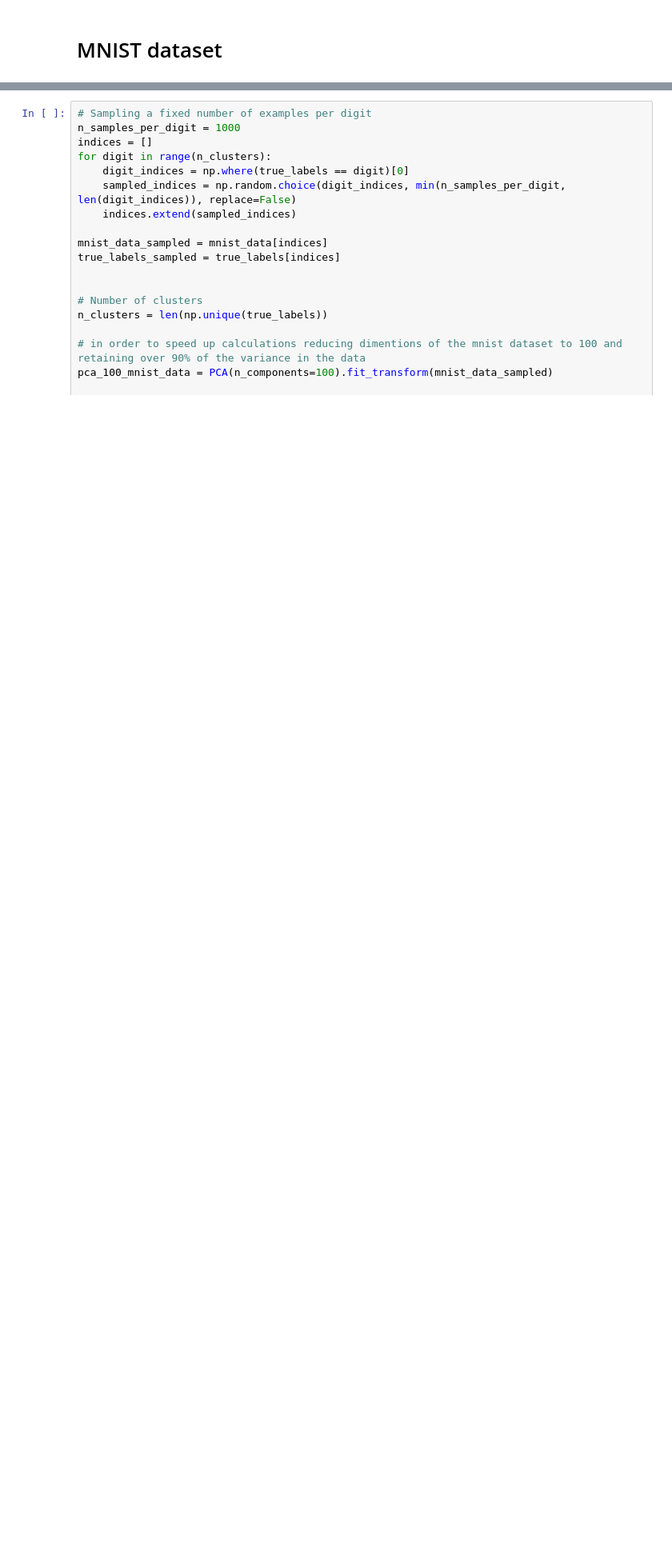
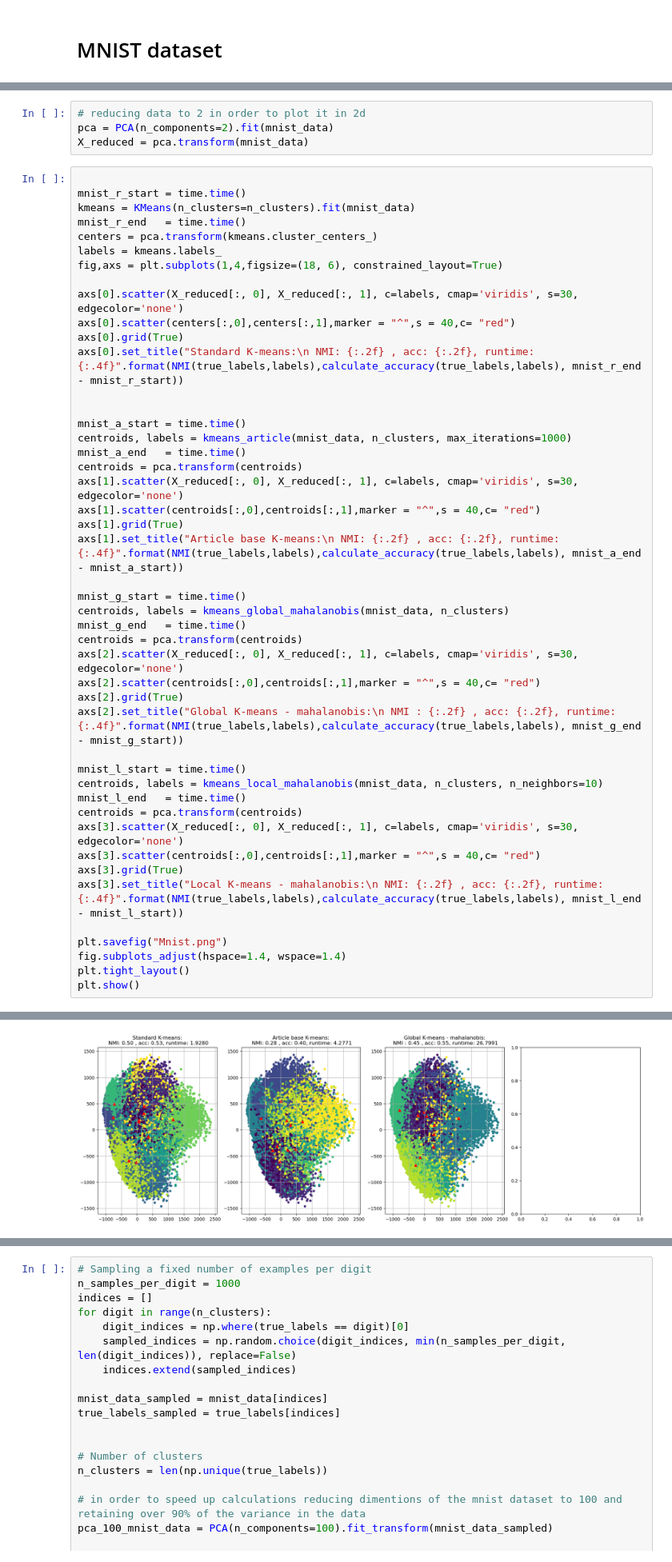
Before and after one commit to YossiSella/UL_Bar_Ilan_Assignments, a Jupyter notebook: project/Final_project.ipynb, the cells around one changed output, grey strips where cells are left out. Shown at 80% size. Saved outputs shown, nothing was run; the diff lists cells and outputs as text; blank space fills up the shorter version.

```diff
--- a/project/Final_project.ipynb
+++ b/project/Final_project.ipynb
@@ -613,0 +611,51 @@ true_labels = mnist["target"].astype('int64').to_numpy()
+# %%
+# reducing data to 2 in order to plot it in 2d
+pca = PCA(n_components=2).fit(mnist_data)
+X_reduced = pca.transform(mnist_data)
+# %%
+
+mnist_r_start = time.time()
+kmeans = KMeans(n_clusters=n_clusters).fit(mnist_data)
+mnist_r_end   = time.time()
+centers = pca.transform(kmeans.cluster_centers_)
+labels = kmeans.labels_
+fig,axs = plt.subplots(1,4,figsize=(18, 6), constrained_layout=True)
+
+axs[0].scatter(X_reduced[:, 0], X_reduced[:, 1], c=labels, cmap='viridis', s=30, edgecolor='none')
+axs[0].scatter(centers[:,0],centers[:,1],marker = "^",s = 40,c= "red")
+axs[0].grid(True)
+axs[0].set_title("Standard K-means:\n NMI: {:.2f} , acc: {:.2f}, runtime: {:.4f}".format(NMI(true_labels,labels),calculate_accuracy(true_labels,labels), mnist_r_end - mnist_r_start))
+
+
+mnist_a_start = time.time()
+centroids, labels = kmeans_article(mnist_data, n_clusters, max_iterations=1000)
+mnist_a_end   = time.time()
+centroids = pca.transform(centroids)
+axs[1].scatter(X_reduced[:, 0], X_reduced[:, 1], c=labels, cmap='viridis', s=30, edgecolor='none')
+axs[1].scatter(centroids[:,0],centroids[:,1],marker = "^",s = 40,c= "red")
+axs[1].grid(True)
+axs[1].set_title("Article base K-means:\n NMI: {:.2f} , acc: {:.2f}, runtime: {:.4f}".format(NMI(true_labels,labels),calculate_accuracy(true_labels,labels), mnist_a_end - mnist_a_start))
+
+mnist_g_start = time.time()
+centroids, labels = kmeans_global_mahalanobis(mnist_data, n_clusters)
+mnist_g_end   = time.time()
+centroids = pca.transform(centroids)
+axs[2].scatter(X_reduced[:, 0], X_reduced[:, 1], c=labels, cmap='viridis', s=30, edgecolor='none')
+axs[2].scatter(centroids[:,0],centroids[:,1],marker = "^",s = 40,c= "red")
+axs[2].grid(True)
+axs[2].set_title("Global K-means - mahalanobis:\n NMI : {:.2f} , acc: {:.2f}, runtime: {:.4f}".format(NMI(true_labels,labels),calculate_accuracy(true_labels,labels), mnist_g_end - mnist_g_start))
+
+mnist_l_start = time.time()
+centroids, labels = kmeans_local_mahalanobis(mnist_data, n_clusters, n_neighbors=10)
+mnist_l_end   = time.time()
+centroids = pca.transform(centroids)
+axs[3].scatter(X_reduced[:, 0], X_reduced[:, 1], c=labels, cmap='viridis', s=30, edgecolor='none')
+axs[3].scatter(centroids[:,0],centroids[:,1],marker = "^",s = 40,c= "red")
+axs[3].grid(True)
+axs[3].set_title("Local K-means - mahalanobis:\n NMI: {:.2f} , acc: {:.2f}, runtime: {:.4f}".format(NMI(true_labels,labels),calculate_accuracy(true_labels,labels), mnist_l_end - mnist_l_start))
+
+plt.savefig("Mnist.png")
+fig.subplots_adjust(hspace=1.4, wspace=1.4)
+plt.tight_layout()
+plt.show()
+# %% [output]
@@ -613,0 +663 @@ true_labels = mnist["target"].astype('int64').to_numpy()
+[figure, added]
```
Also changed, not shown: parts of 7 cells of this notebook.
